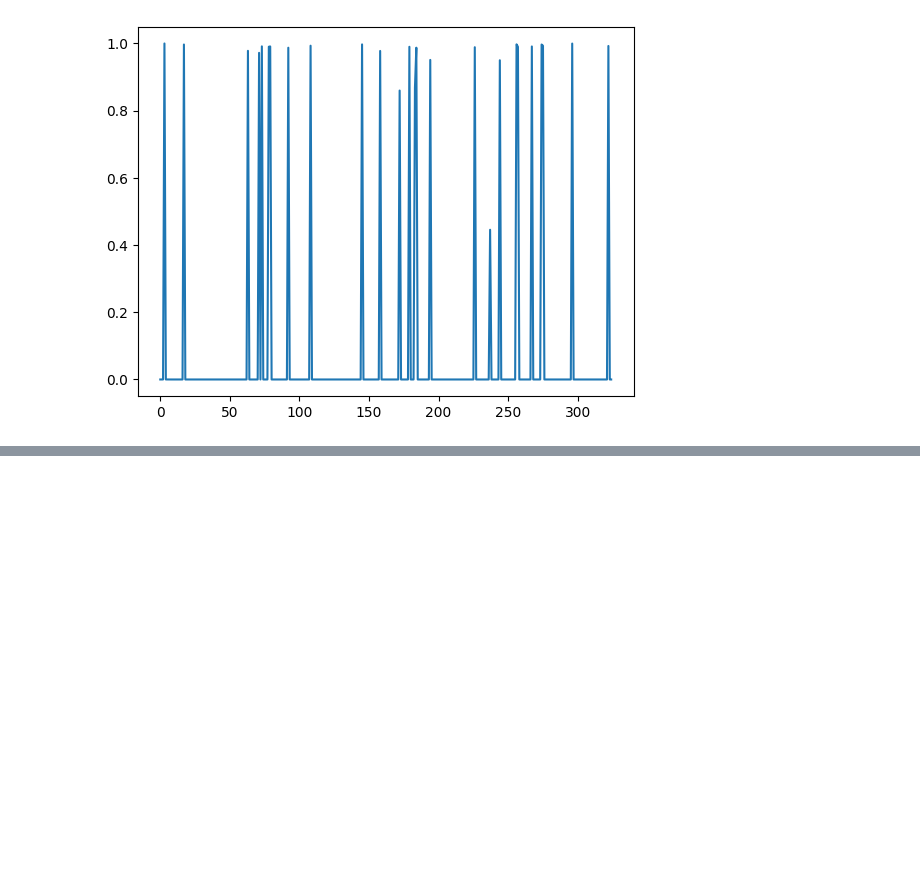
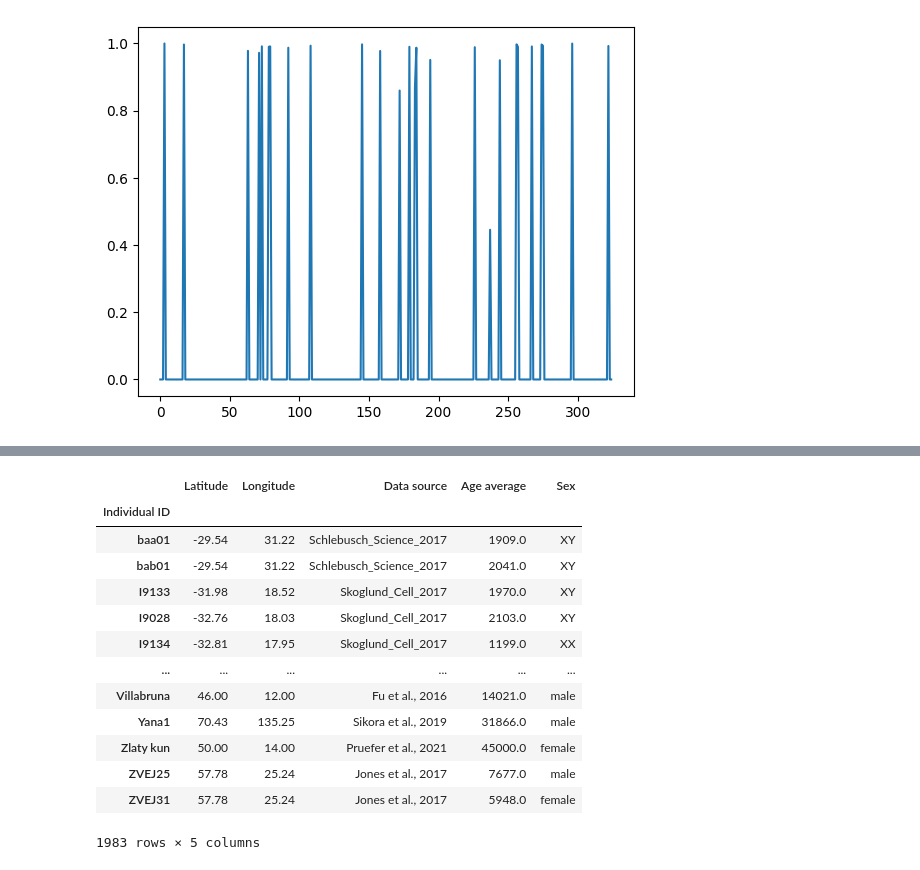
Before and after one commit to jedsurf/moorjani-rotation, a Jupyter notebook: notebooks/241004_admixfrog_out.ipynb, the cells around one changed output, grey strips where cells are left out. Cells and saved outputs as stored; diff of their text form; code cells hidden in the pictures; blank space fills up the shorter version.

```diff
--- a/notebooks/241004_admixfrog_out.ipynb
+++ b/notebooks/241004_admixfrog_out.ipynb
@@ -582,0 +819,18 @@ plt.show()
+# %%
+md_combined = pd.read_csv("../processed-data/metadata_combined.csv.gz", index_col=0)#.sort_values(by="Age average", ascending=False)
+md_combined
+# %% [output]
+|  | Latitude | Longitude | Data source | Age average | Sex |
+| Individual ID |  |  |  |  |  |
+| baa01 | -29.54 | 31.22 | Schlebusch_Science_2017 | 1909.0 | XY |
+| bab01 | -29.54 | 31.22 | Schlebusch_Science_2017 | 2041.0 | XY |
+| I9133 | -31.98 | 18.52 | Skoglund_Cell_2017 | 1970.0 | XY |
+| I9028 | -32.76 | 18.03 | Skoglund_Cell_2017 | 2103.0 | XY |
+| I9134 | -32.81 | 17.95 | Skoglund_Cell_2017 | 1199.0 | XX |
+| ... | ... | ... | ... | ... | ... |
+| Villabruna | 46.00 | 12.00 | Fu et al., 2016 | 14021.0 | male |
+| Yana1 | 70.43 | 135.25 | Sikora et al., 2019 | 31866.0 | male |
+| Zlaty kun | 50.00 | 14.00 | Pruefer et al., 2021 | 45000.0 | female |
+| ZVEJ25 | 57.78 | 25.24 | Jones et al., 2017 | 7677.0 | male |
+| ZVEJ31 | 57.78 | 25.24 | Jones et al., 2017 | 5948.0 | female |
+1983 rows × 5 columns
```
Also changed, not shown: parts of 20 cells of this notebook, 1 other file.
